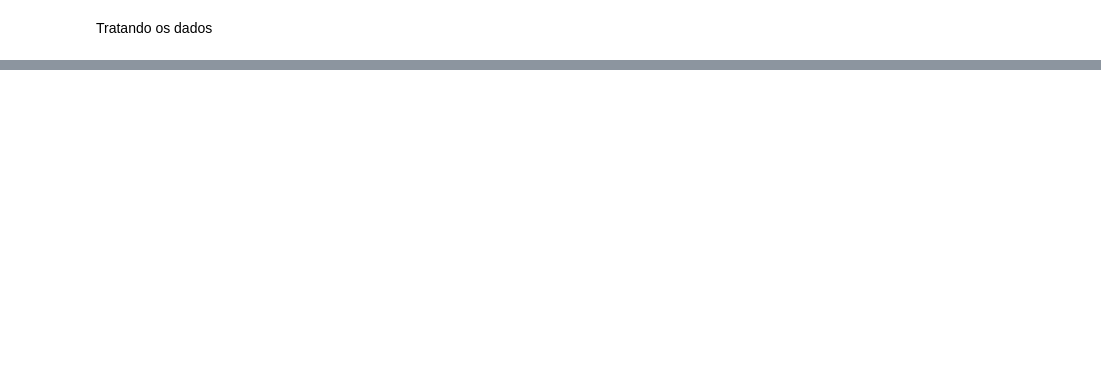
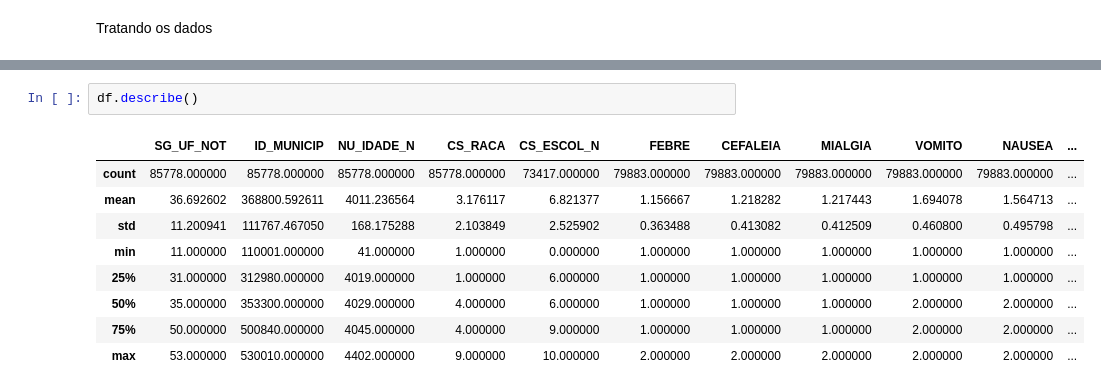
Before and after one commit to fernando-rgomes/dengue-etl-dashboard, a Jupyter notebook: notebooks/etl_dengue.ipynb, the cells around one changed output, grey strips where cells are left out. Drawn from its saved outputs; the diff is of its cells as text; blank space fills up the shorter version.

```diff
--- a/notebooks/etl_dengue.ipynb
+++ b/notebooks/etl_dengue.ipynb
@@ -94,0 +143,12 @@ dados
+# %%
+df.describe()
+# %% [output]
+|  | SG_UF_NOT | ID_MUNICIP | NU_IDADE_N | CS_RACA | CS_ESCOL_N | FEBRE | CEFALEIA | MIALGIA | VOMITO | NAUSEA | ... |
+| count | 85778.000000 | 85778.000000 | 85778.000000 | 85778.000000 | 73417.000000 | 79883.000000 | 79883.000000 | 79883.000000 | 79883.000000 | 79883.000000 | ... |
+| mean | 36.692602 | 368800.592611 | 4011.236564 | 3.176117 | 6.821377 | 1.156667 | 1.218282 | 1.217443 | 1.694078 | 1.564713 | ... |
+| std | 11.200941 | 111767.467050 | 168.175288 | 2.103849 | 2.525902 | 0.363488 | 0.413082 | 0.412509 | 0.460800 | 0.495798 | ... |
+| min | 11.000000 | 110001.000000 | 41.000000 | 1.000000 | 0.000000 | 1.000000 | 1.000000 | 1.000000 | 1.000000 | 1.000000 | ... |
+| 25% | 31.000000 | 312980.000000 | 4019.000000 | 1.000000 | 6.000000 | 1.000000 | 1.000000 | 1.000000 | 1.000000 | 1.000000 | ... |
+| 50% | 35.000000 | 353300.000000 | 4029.000000 | 4.000000 | 6.000000 | 1.000000 | 1.000000 | 1.000000 | 2.000000 | 2.000000 | ... |
+| 75% | 50.000000 | 500840.000000 | 4045.000000 | 4.000000 | 9.000000 | 1.000000 | 1.000000 | 1.000000 | 2.000000 | 2.000000 | ... |
+| max | 53.000000 | 530010.000000 | 4402.000000 | 9.000000 | 10.000000 | 2.000000 | 2.000000 | 2.000000 | 2.000000 | 2.000000 | ... |
```
Also changed, not shown: parts of 83 cells of this notebook.
